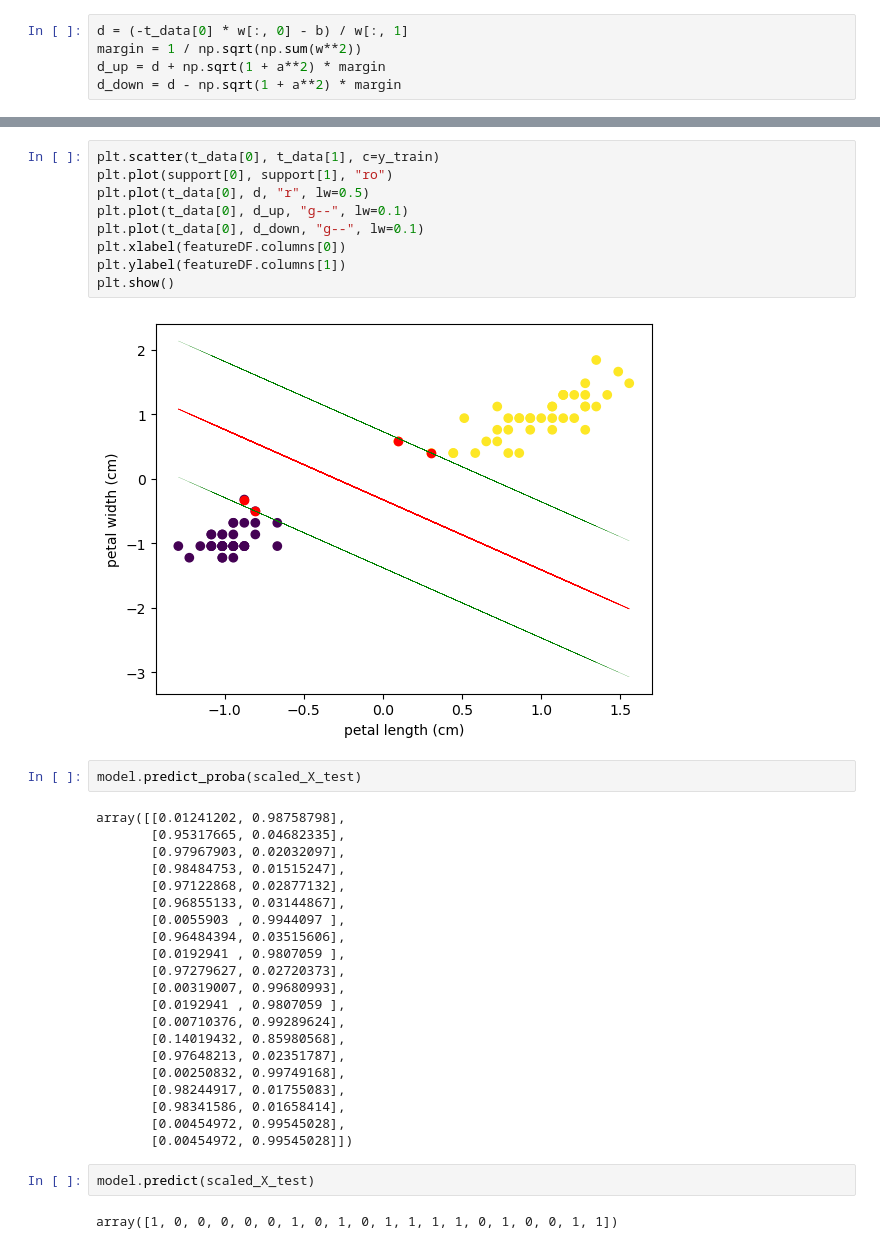
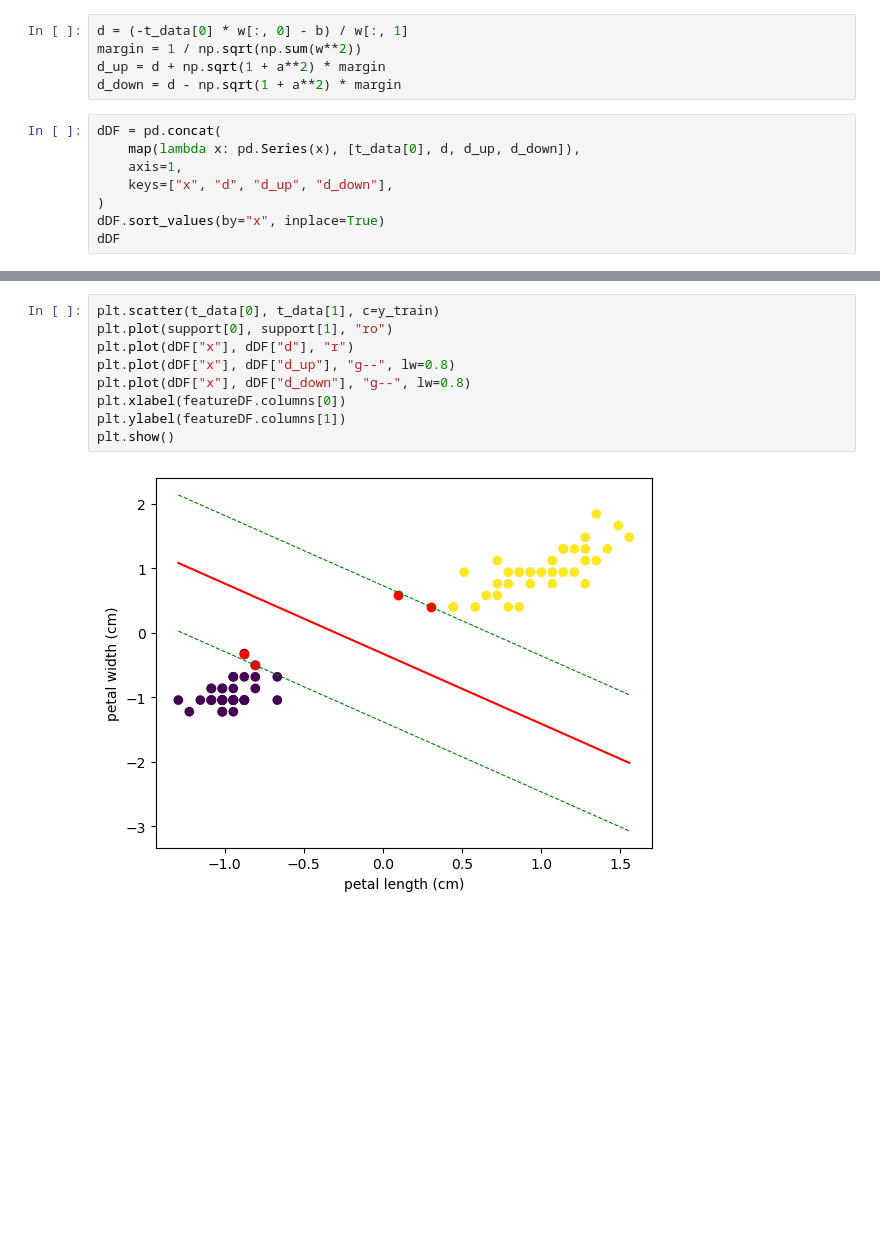
Before and after one commit to Schubert3275/KDT-MachineLearning_Study, a Jupyter notebook: DAY_08/ex_iris_SVC.ipynb, the cells around one changed output, grey strips where cells are left out. Saved outputs shown, nothing was run; the diff lists cells and outputs as text; blank space fills up the shorter version.

```diff
--- a/DAY_08/ex_iris_SVC.ipynb
+++ b/DAY_08/ex_iris_SVC.ipynb
@@ -189,3 +189,11 @@ d = (-t_data[0] * w[:, 0] - b) / w[:, 1]
 margin = 1 / np.sqrt(np.sum(w**2))
 d_up = d + np.sqrt(1 + a**2) * margin
 d_down = d - np.sqrt(1 + a**2) * margin
+# %%
+dDF = pd.concat(
+    map(lambda x: pd.Series(x), [t_data[0], d, d_up, d_down]),
+    axis=1,
+    keys=["x", "d", "d_up", "d_down"],
+)
+dDF.sort_values(by="x", inplace=True)
+dDF
@@ -192,38 +214,11 @@ d_down = d - np.sqrt(1 + a**2) * margin
 # %%
 plt.scatter(t_data[0], t_data[1], c=y_train)
 plt.plot(support[0], support[1], "ro")
-plt.plot(t_data[0], d, "r", lw=0.5)
-plt.plot(t_data[0], d_up, "g--", lw=0.1)
-plt.plot(t_data[0], d_down, "g--", lw=0.1)
+plt.plot(dDF["x"], dDF["d"], "r")
+plt.plot(dDF["x"], dDF["d_up"], "g--", lw=0.8)
+plt.plot(dDF["x"], dDF["d_down"], "g--", lw=0.8)
 plt.xlabel(featureDF.columns[0])
 plt.ylabel(featureDF.columns[1])
 plt.show()
 # %% [output]
-[figure, old version]
+[figure, new version]
-# %%
-model.predict_proba(scaled_X_test)
-# %% [output]
-array([[0.01241202, 0.98758798],
-       [0.95317665, 0.04682335],
-       [0.97967903, 0.02032097],
-       [0.98484753, 0.01515247],
-       [0.97122868, 0.02877132],
-       [0.96855133, 0.03144867],
-       [0.0055903 , 0.9944097 ],
-       [0.96484394, 0.03515606],
-       [0.0192941 , 0.9807059 ],
-       [0.97279627, 0.02720373],
-       [0.00319007, 0.99680993],
-       [0.0192941 , 0.9807059 ],
-       [0.00710376, 0.99289624],
-       [0.14019432, 0.85980568],
-       [0.97648213, 0.02351787],
-       [0.00250832, 0.99749168],
-       [0.98244917, 0.01755083],
-       [0.98341586, 0.01658414],
-       [0.00454972, 0.99545028],
-       [0.00454972, 0.99545028]])
-# %%
-model.predict(scaled_X_test)
-# %% [output]
-array([1, 0, 0, 0, 0, 0, 1, 0, 1, 0, 1, 1, 1, 1, 0, 1, 0, 0, 1, 1])
```
Also changed, not shown: parts of 1 cell of this notebook, 1 other file.
